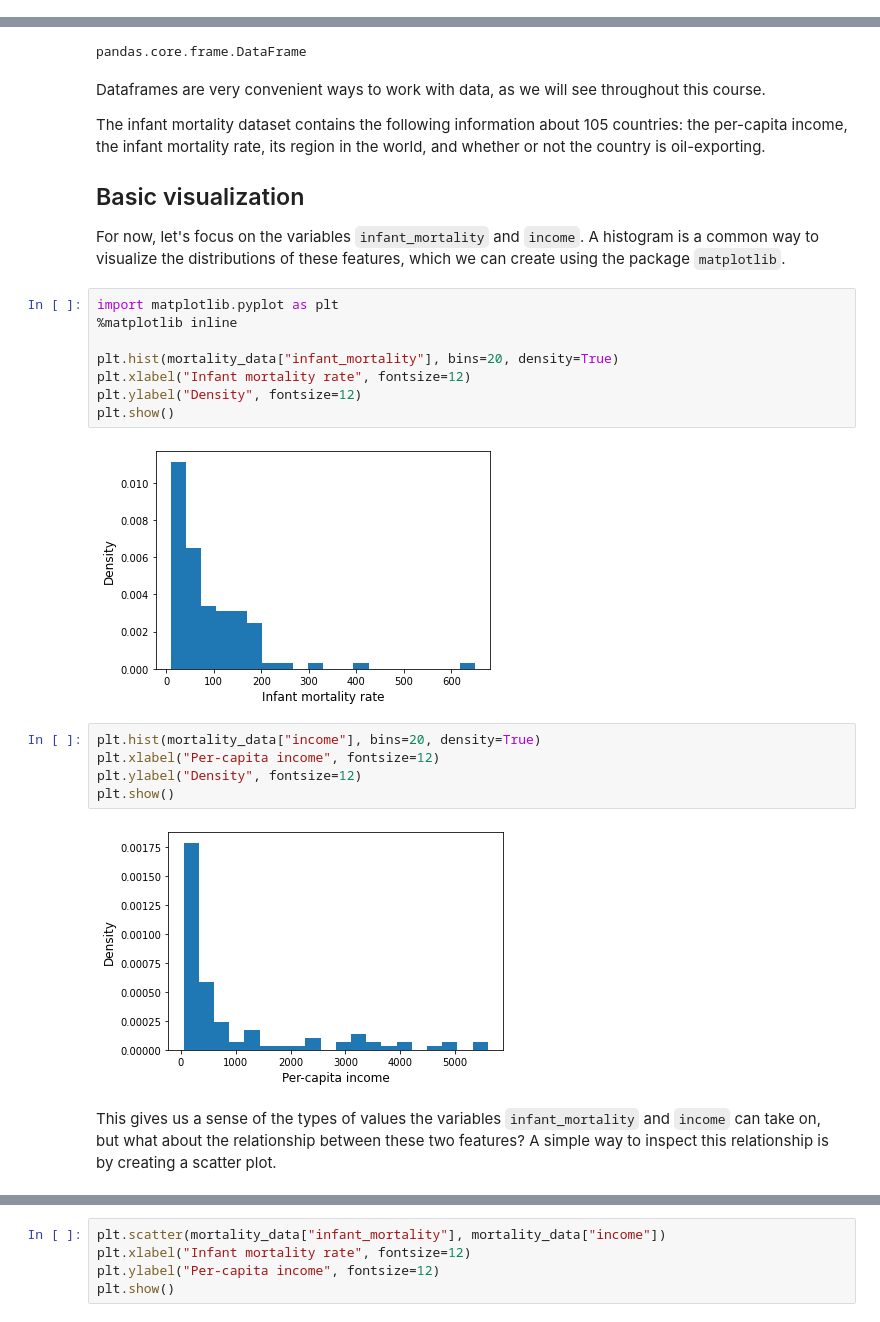
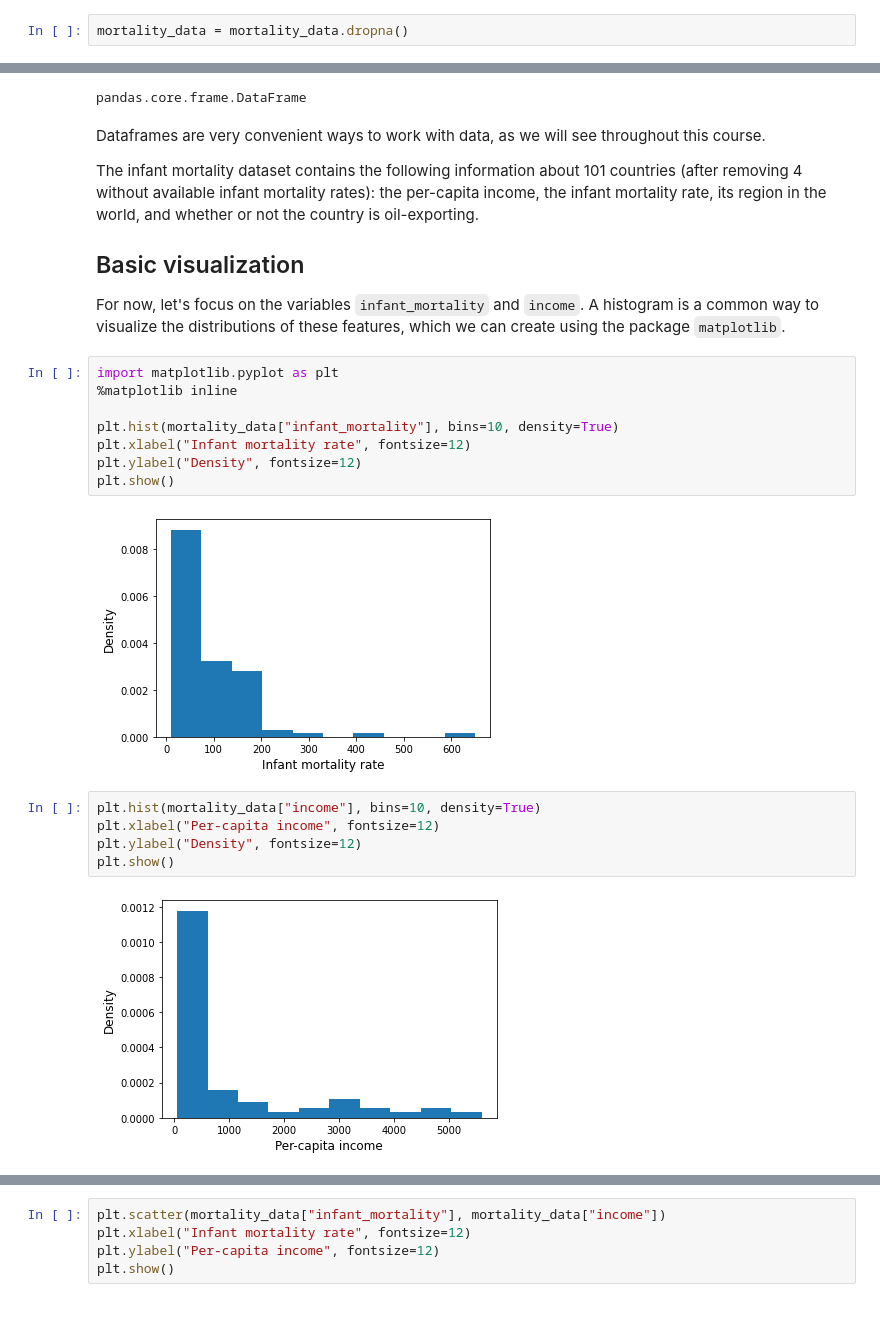
Before and after one commit to rythei/linear-models, a Jupyter notebook: _sources/content/basic_linear_regression/visualizing_data.ipynb, the cells around one changed output, grey strips where cells are left out. Saved outputs shown, nothing was run; the diff lists cells and outputs as text.

```diff
--- a/_sources/content/basic_linear_regression/visualizing_data.ipynb
+++ b/_sources/content/basic_linear_regression/visualizing_data.ipynb
@@ -28,3 +30,5 @@ mortality_data.head()
+# %%
+mortality_data = mortality_data.dropna()
 # %% [markdown]
 When you read a dataset in python using `pandas`, it is stored as as `pandas.DataFrame` object, which we can check using the `type` function:
 # %%
@@ -34,7 +38,7 @@ pandas.core.frame.DataFrame
 # %% [markdown]
 Dataframes are very convenient ways to work with data, as we will see throughout this course.
 
-The infant mortality dataset contains the following information about 105 countries: the per-capita income, the infant mortality rate, its region in the world, and whether or not the country is oil-exporting.
+The infant mortality dataset contains the following information about 101 countries (after removing 4 without available infant mortality rates): the per-capita income, the infant mortality rate, its region in the world, and whether or not the country is oil-exporting.
 
 ## Basic visualization
 
@@ -43,18 +47,16 @@ For now, let's focus on the variables `infant_mortality` and `income`. A histogr
 import matplotlib.pyplot as plt
 %matplotlib inline
 
-plt.hist(mortality_data["infant_mortality"], bins=20, density=True)
+plt.hist(mortality_data["infant_mortality"], bins=10, density=True)
 plt.xlabel("Infant mortality rate", fontsize=12)
 plt.ylabel("Density", fontsize=12)
 plt.show()
 # %% [output]
-[figure, old version]
+[figure, new version]
 # %%
-plt.hist(mortality_data["income"], bins=20, density=True)
+plt.hist(mortality_data["income"], bins=10, density=True)
 plt.xlabel("Per-capita income", fontsize=12)
 plt.ylabel("Density", fontsize=12)
 plt.show()
 # %% [output]
-[figure, old version]
+[figure, new version]
-# %% [markdown]
-This gives us a sense of the types of values the variables `infant_mortality` and `income` can take on, but what about the relationship between these two features? A simple way to inspect this relationship is by creating a scatter plot.
```
Also changed, not shown: parts of 11 cells of this notebook, 29 other files.
